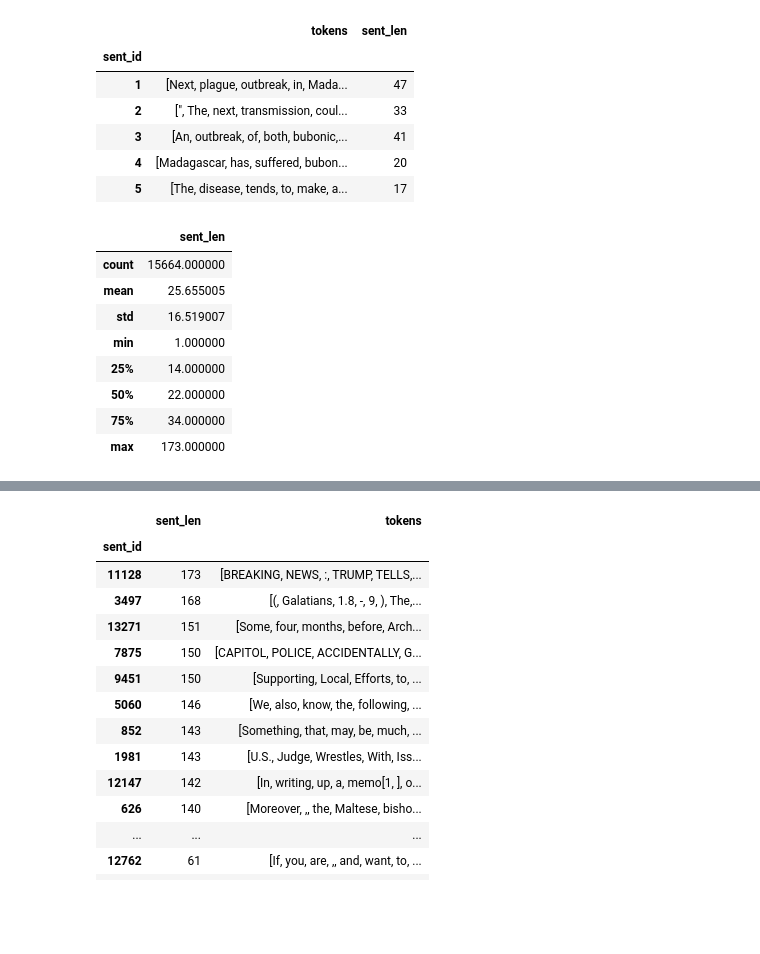
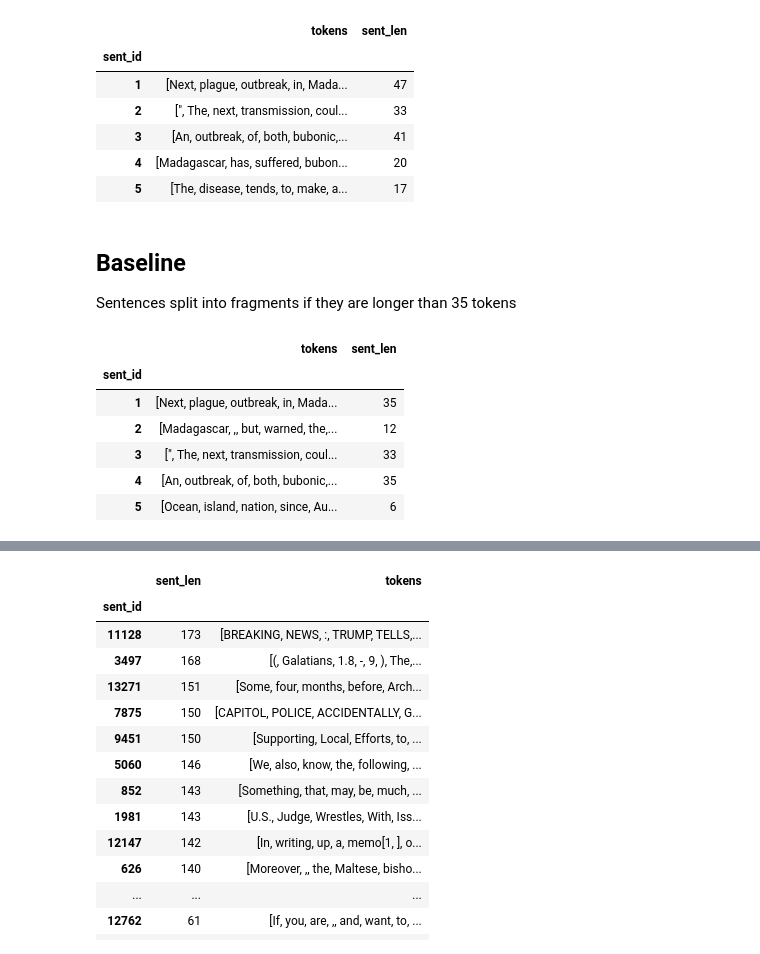
Before and after one commit to cicl-iscl/CyberWallE-propaganda-detection, a Jupyter notebook: eda/sentence_lengths.ipynb, the cells around one changed output, grey strips where cells are left out. Saved outputs shown, nothing was run; the diff lists cells and outputs as text; code cells hidden in the pictures; blank space fills up the shorter version.

Commit message:
Improved sentence (fragment) splitting (WIP)

```diff
--- a/eda/sentence_lengths.ipynb
+++ b/eda/sentence_lengths.ipynb
@@ -87,15 +90,20 @@ df.head()
 | 3 | [An, outbreak, of, both, bubonic,... | 41 |
 | 4 | [Madagascar, has, suffered, bubon... | 20 |
 | 5 | [The, disease, tends, to, make, a... | 17 |
-# %%
-df.describe()
-# %% [output]
-|  | sent_len |
-| count | 15664.000000 |
-| mean | 25.655005 |
-| std | 16.519007 |
-| min | 1.000000 |
-| 25% | 14.000000 |
-| 50% | 22.000000 |
-| 75% | 34.000000 |
-| max | 173.000000 |
+# %% [markdown]
+## Baseline
+Sentences split into fragments if they are longer than 35 tokens
+# %%
+df_baseline = pd.read_csv(SI_LABELS_FILE_BASELINE, sep='\t', names=['doc_id', 'sent_id', 'idx_start', 'idx_end', 'tokens', 'label'], encoding='utf-8', quoting=3)
+df_baseline = df_baseline.drop(columns=['doc_id', 'idx_start', 'idx_end', 'label'])
+df_baseline = df_baseline.groupby('sent_id')['tokens'].apply(list).to_frame()
+df_baseline['sent_len'] = df_baseline['tokens'].apply(lambda x : len(x))
+df_baseline.head()
+# %% [output]
+|  | tokens | sent_len |
+| sent_id |  |  |
+| 1 | [Next, plague, outbreak, in, Mada... | 35 |
+| 2 | [Madagascar, ,, but, warned, the,... | 12 |
+| 3 | [", The, next, transmission, coul... | 33 |
+| 4 | [An, outbreak, of, both, bubonic,... | 35 |
+| 5 | [Ocean, island, nation, since, Au... | 6 |
```
Also changed, not shown: parts of 9 cells of this notebook, 1 other file.
